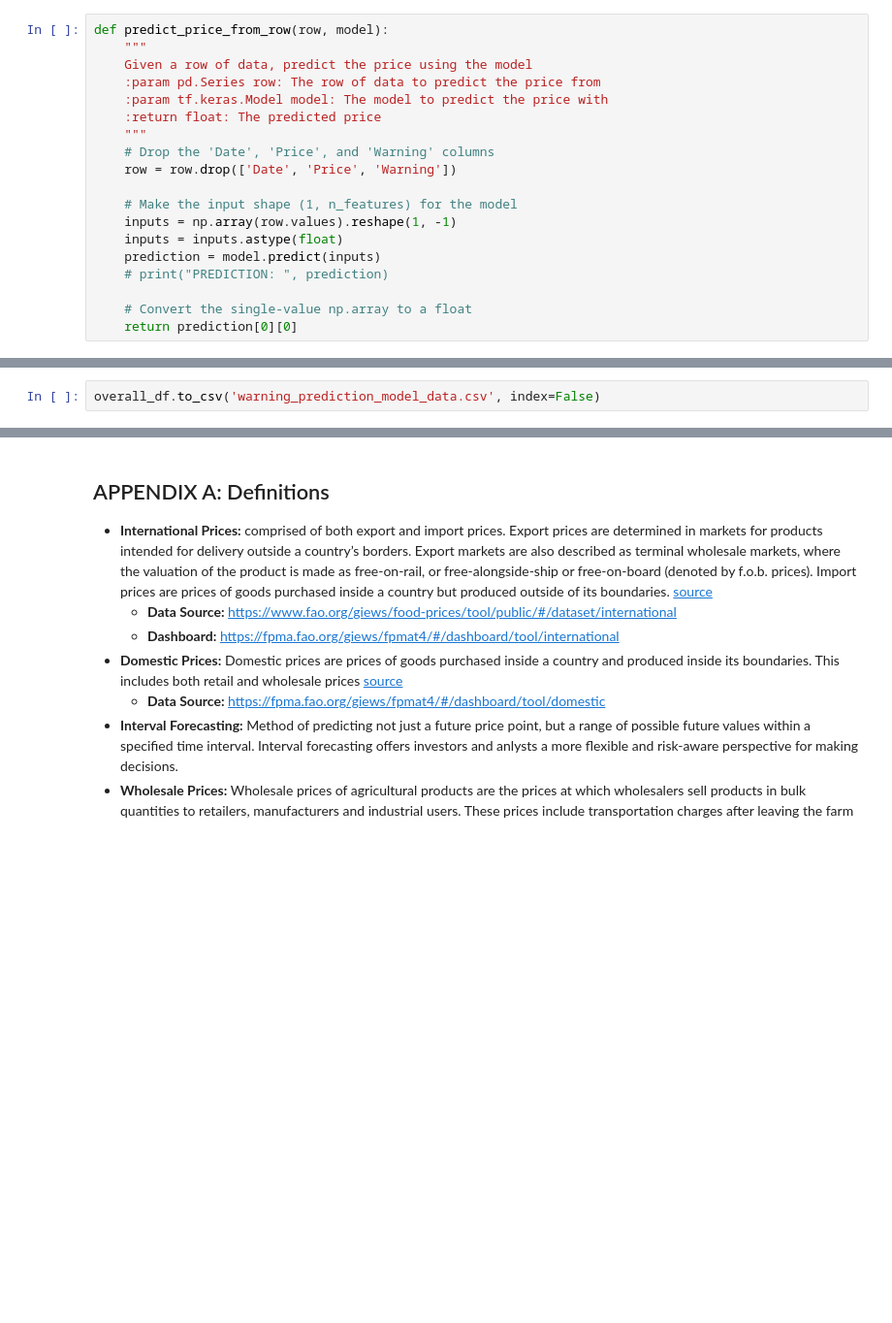
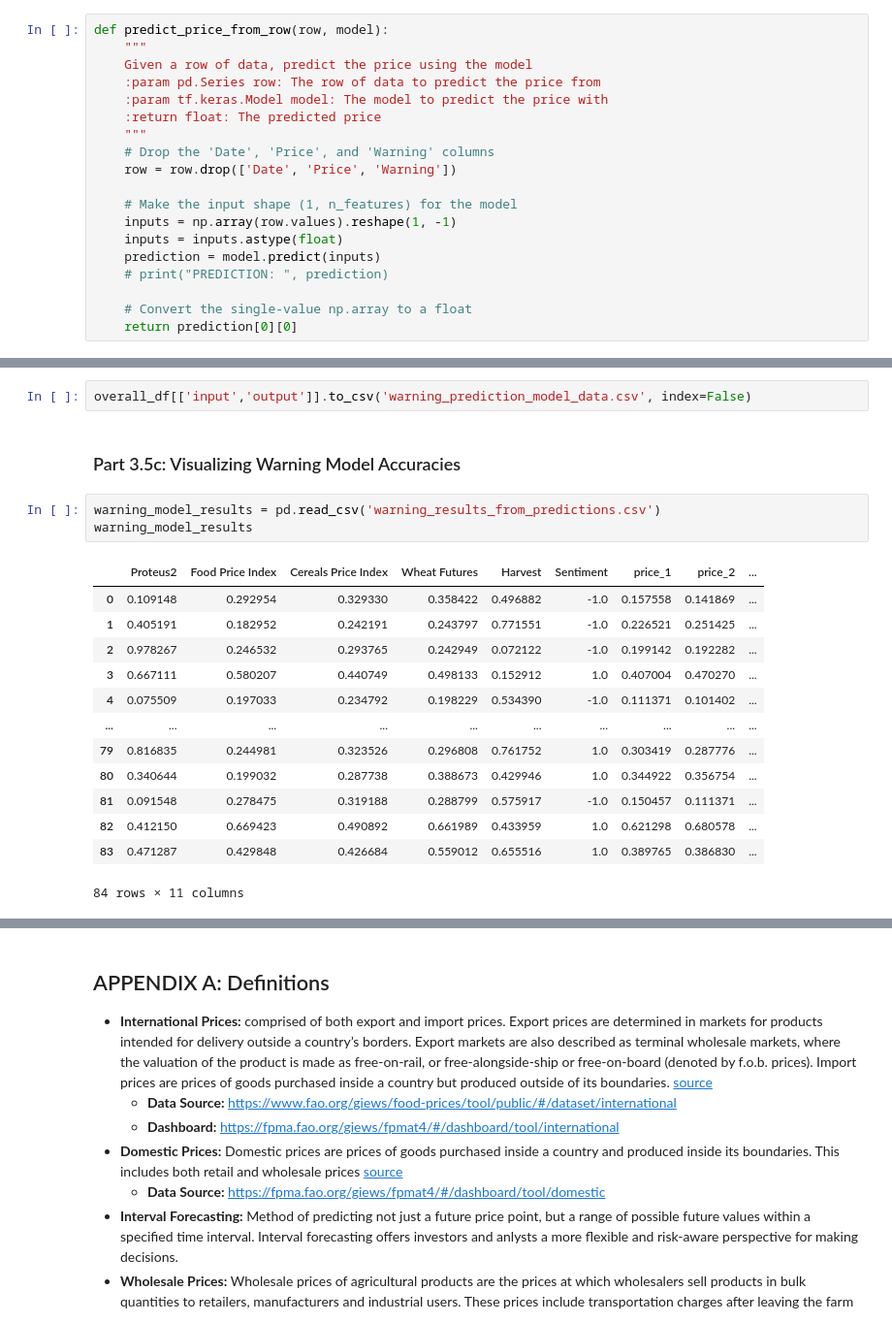
Before and after one commit to Benja-Pauls/Predicting-Commodity-Food-Pricing, a Jupyter notebook: data_analysis.ipynb, the cells around one changed output, grey strips where cells are left out. Shown at 97% size. Drawn from its saved outputs; the diff is of its cells as text; blank space fills up the shorter version.

```diff
--- a/data_analysis.ipynb
+++ b/data_analysis.ipynb
@@ -2059,2 +2097,21 @@ Name: count, dtype: int64
 # %%
-overall_df.to_csv('warning_prediction_model_data.csv', index=False)
+overall_df[['input','output']].to_csv('warning_prediction_model_data.csv', index=False)
+# %% [markdown]
+### Part 3.5c: Visualizing Warning Model Accuracies
+# %%
+warning_model_results = pd.read_csv('warning_results_from_predictions.csv')
+warning_model_results
+# %% [output]
+|  | Proteus2 | Food Price Index | Cereals Price Index | Wheat Futures | Harvest | Sentiment | price_1 | price_2 | ... |
+| 0 | 0.109148 | 0.292954 | 0.329330 | 0.358422 | 0.496882 | -1.0 | 0.157558 | 0.141869 | ... |
+| 1 | 0.405191 | 0.182952 | 0.242191 | 0.243797 | 0.771551 | -1.0 | 0.226521 | 0.251425 | ... |
+| 2 | 0.978267 | 0.246532 | 0.293765 | 0.242949 | 0.072122 | -1.0 | 0.199142 | 0.192282 | ... |
+| 3 | 0.667111 | 0.580207 | 0.440749 | 0.498133 | 0.152912 | 1.0 | 0.407004 | 0.470270 | ... |
+| 4 | 0.075509 | 0.197033 | 0.234792 | 0.198229 | 0.534390 | -1.0 | 0.111371 | 0.101402 | ... |
+| ... | ... | ... | ... | ... | ... | ... | ... | ... | ... |
+| 79 | 0.816835 | 0.244981 | 0.323526 | 0.296808 | 0.761752 | 1.0 | 0.303419 | 0.287776 | ... |
+| 80 | 0.340644 | 0.199032 | 0.287738 | 0.388673 | 0.429946 | 1.0 | 0.344922 | 0.356754 | ... |
+| 81 | 0.091548 | 0.278475 | 0.319188 | 0.288799 | 0.575917 | -1.0 | 0.150457 | 0.111371 | ... |
+| 82 | 0.412150 | 0.669423 | 0.490892 | 0.661989 | 0.433959 | 1.0 | 0.621298 | 0.680578 | ... |
+| 83 | 0.471287 | 0.429848 | 0.426684 | 0.559012 | 0.655516 | 1.0 | 0.389765 | 0.386830 | ... |
+84 rows × 11 columns
```
Also changed, not shown: parts of 8 cells of this notebook, 3 other files.
